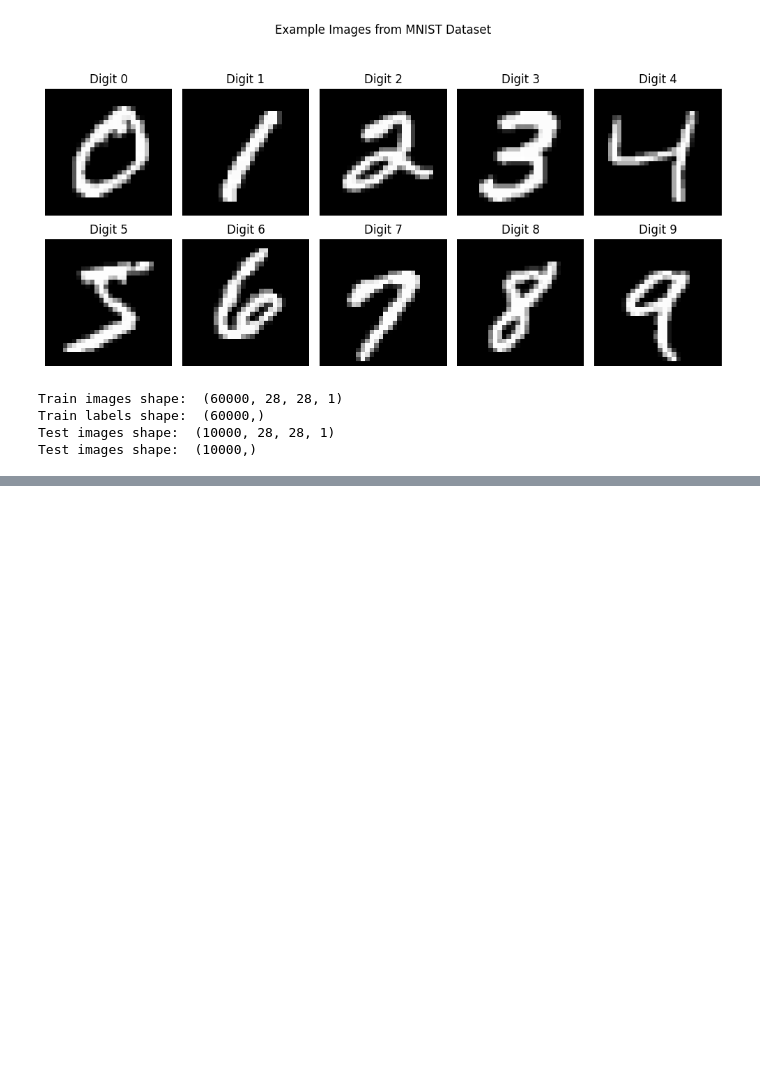
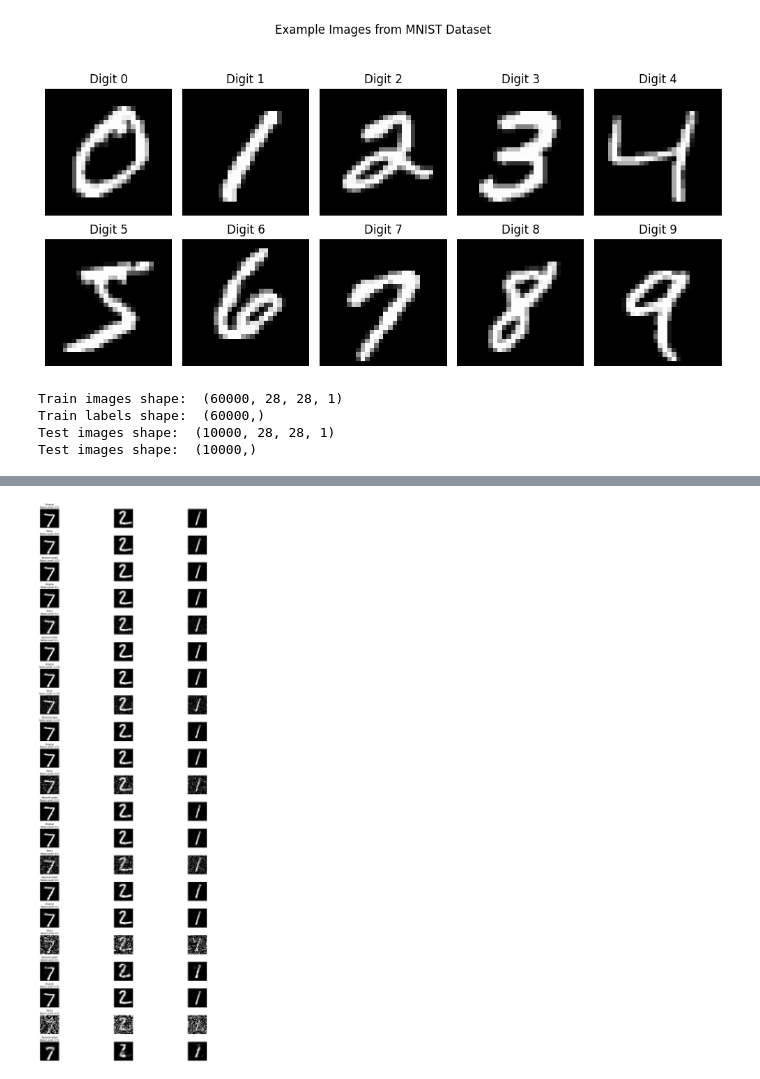
Before and after one commit to csci595-research-lit-spring-2024/595-class-project-spring-2024-bharathmp09, a Jupyter notebook: notebooks/research_project.ipynb, the cells around one changed output, grey strips where cells are left out. Drawn from its saved outputs; the diff is of its cells as text; code cells hidden in the pictures; blank space fills up the shorter version.

```diff
--- a/notebooks/research_project.ipynb
+++ b/notebooks/research_project.ipynb
@@ -199,0 +286,41 @@ Epoch 2/5
+# %%
+def display_comparison(models, noise_levels, test_images, n_images=10):
+    num_levels = len(models)
+    plt.figure(figsize=(20, 6 * num_levels))  # Adjust size to accommodate titles and more rows
+
+    for idx, (model, noise_level) in enumerate(zip(models, noise_levels)):
+        # Add noise to the test data
+        noisy_images = add_noise(test_images.reshape(-1, 28, 28), noise_level)  # Ensure input is in 28x28 format for noise addition
+        # Flatten the noisy images for prediction
+        noisy_images_flat = noisy_images.reshape(noisy_images.shape[0], -1)
+        # Predict the reconstructed images from the noisy data
+        reconstructed_images = model.predict(noisy_images_flat)
+
+        for i in range(n_images):
+            # Original Image
+            ax = plt.subplot(num_levels * 3, n_images, i + 1 + (idx * 3 * n_images))
+            plt.imshow(test_images[i].reshape(28, 28), cmap='gray')  # Reshape flat images to 28x28 for display
+            if i == 0:
+                plt.title(f"Original\nNoise Level: {noise_level}")
+            plt.axis('off')
+
+            # Noisy Image
+            ax = plt.subplot(num_levels * 3, n_images, i + 1 + n_images + (idx * 3 * n_images))
+            plt.imshow(noisy_images[i].reshape(28, 28), cmap='gray')  # Reshape flat noisy images to 28x28 for display
+            if i == 0:
+                plt.title(f"Noisy\nNoise Level: {noise_level}")
+            plt.axis('off')
+
+            # Reconstructed Image
+            ax = plt.subplot(num_levels * 3, n_images, i + 1 + 2 * n_images + (idx * 3 * n_images))
+            plt.imshow(reconstructed_images[i].reshape(28, 28), cmap='gray')  # Reshape flat predictions to 28x28 for display
+            if i == 0:
+                plt.title(f"Reconstructed\nNoise Level: {noise_level}")
+            plt.axis('off')
+
+    plt.tight_layout()
+    plt.show()
+
+# Example call (ensure to replace `dae_models`, `noise_levels`, `test_images_flat` with your actual variables)
+display_comparison(dae_models, noise_levels, test_images_flat, n_images=3)
+# %% [output]
@@ -199,0 +334 @@ Epoch 2/5
+[figure, added]
```
Also changed, not shown: parts of 26 cells of this notebook.
